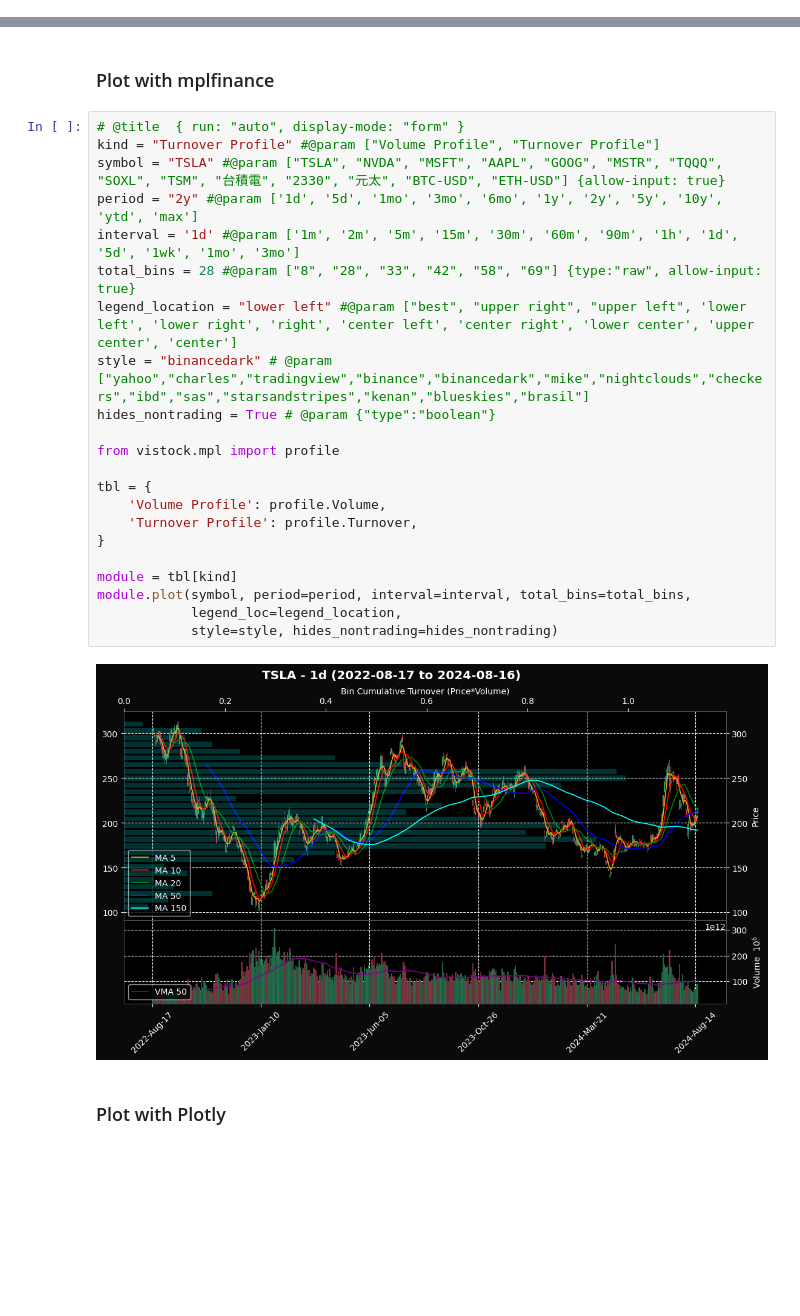
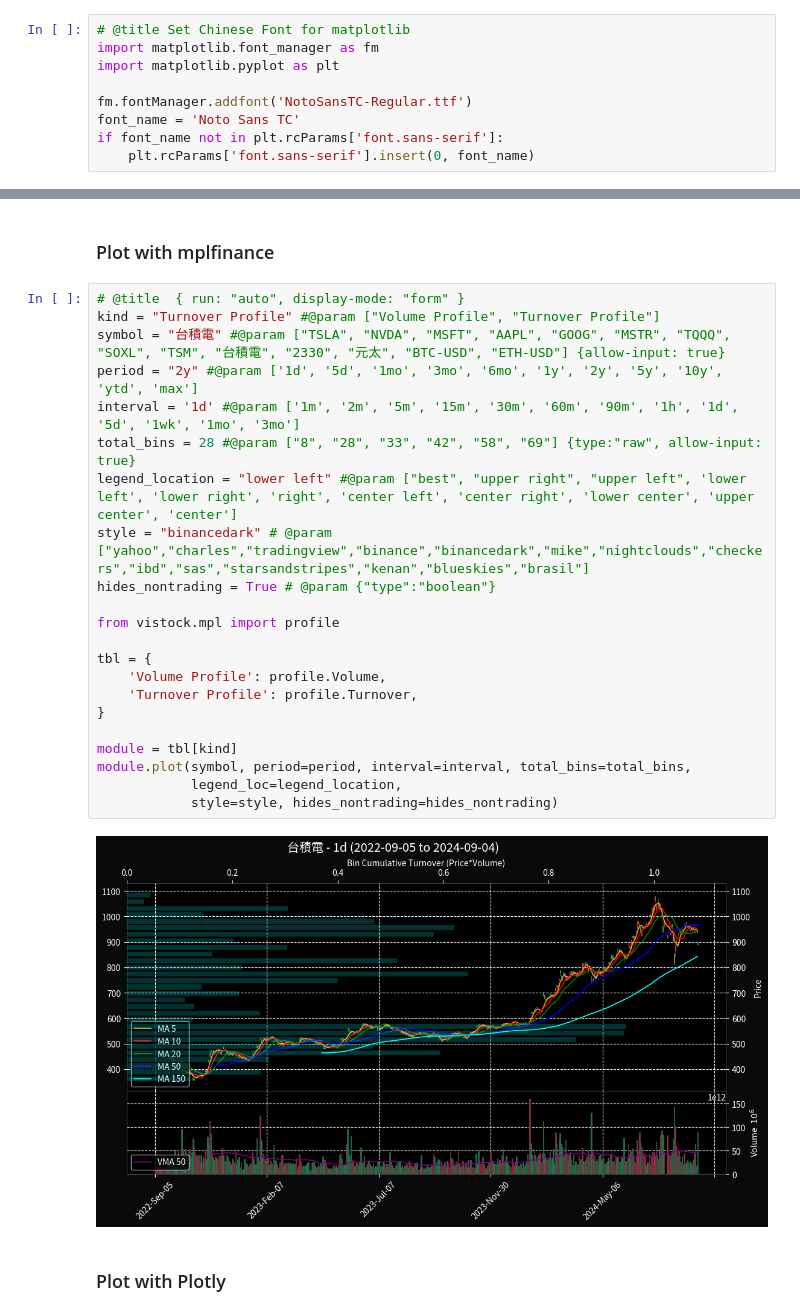
Before and after one commit to yorkjong/vistock, a Jupyter notebook: notebooks/profile_demo.ipynb, the cells around one changed output, grey strips where cells are left out. Drawn from its saved outputs; the diff is of its cells as text; blank space fills up the shorter version.

Commit message:
feat: Add the support of Chinese characters on stock charts using mplfinance

```diff
--- a/notebooks/profile_demo.ipynb
+++ b/notebooks/profile_demo.ipynb
@@ -29,3 +35,12 @@ Successfully installed mplfinance-0.12.10b0 vistock-0.4.1
+# %%
+# @title Set Chinese Font for matplotlib
+import matplotlib.font_manager as fm
+import matplotlib.pyplot as plt
+
+fm.fontManager.addfont('NotoSansTC-Regular.ttf')
+font_name = 'Noto Sans TC'
+if font_name not in plt.rcParams['font.sans-serif']:
+    plt.rcParams['font.sans-serif'].insert(0, font_name)
 # %% [markdown]
 ### Usage Explanation
 # %% [markdown]
@@ -65,27 +80,27 @@ hbar_align_on_right:
 # %%
 # @title  { run: "auto", display-mode: "form" }
 kind = "Turnover Profile" #@param ["Volume Profile", "Turnover Profile"]
-symbol = "TSLA" #@param ["TSLA", "NVDA", "MSFT", "AAPL", "GOOG", "MSTR", "TQQQ", "SOXL", "TSM", "台積電", "2330", "元太", "BTC-USD", "ETH-USD"] {allow-input: true}
+symbol = "台積電" #@param ["TSLA", "NVDA", "MSFT", "AAPL", "GOOG", "MSTR", "TQQQ", "SOXL", "TSM", "台積電", "2330", "元太", "BTC-USD", "ETH-USD"] {allow-input: true}
 period = "2y" #@param ['1d', '5d', '1mo', '3mo', '6mo', '1y', '2y', '5y', '10y', 'ytd', 'max']
 interval = '1d' #@param ['1m', '2m', '5m', '15m', '30m', '60m', '90m', '1h', '1d', '5d', '1wk', '1mo', '3mo']
 total_bins = 28 #@param ["8", "28", "33", "42", "58", "69"] {type:"raw", allow-input: true}
 legend_location = "lower left" #@param ["best", "upper right", "upper left", 'lower left', 'lower right', 'right', 'center left', 'center right', 'lower center', 'upper center', 'center']
 style = "binancedark" # @param ["yahoo","charles","tradingview","binance","binancedark","mike","nightclouds","checkers","ibd","sas","starsandstripes","kenan","blueskies","brasil"]
 hides_nontrading = True # @param {"type":"boolean"}
 
 from vistock.mpl import profile
 
 tbl = {
     'Volume Profile': profile.Volume,
     'Turnover Profile': profile.Turnover,
 }
 
 module = tbl[kind]
 module.plot(symbol, period=period, interval=interval, total_bins=total_bins,
             legend_loc=legend_location,
             style=style, hides_nontrading=hides_nontrading)
 # %% [output]
-[figure, old version]
+[figure, new version]
 # %% [markdown]
 ### Plot with Plotly
 # %%
```
Also changed, not shown: parts of 4 cells of this notebook.
